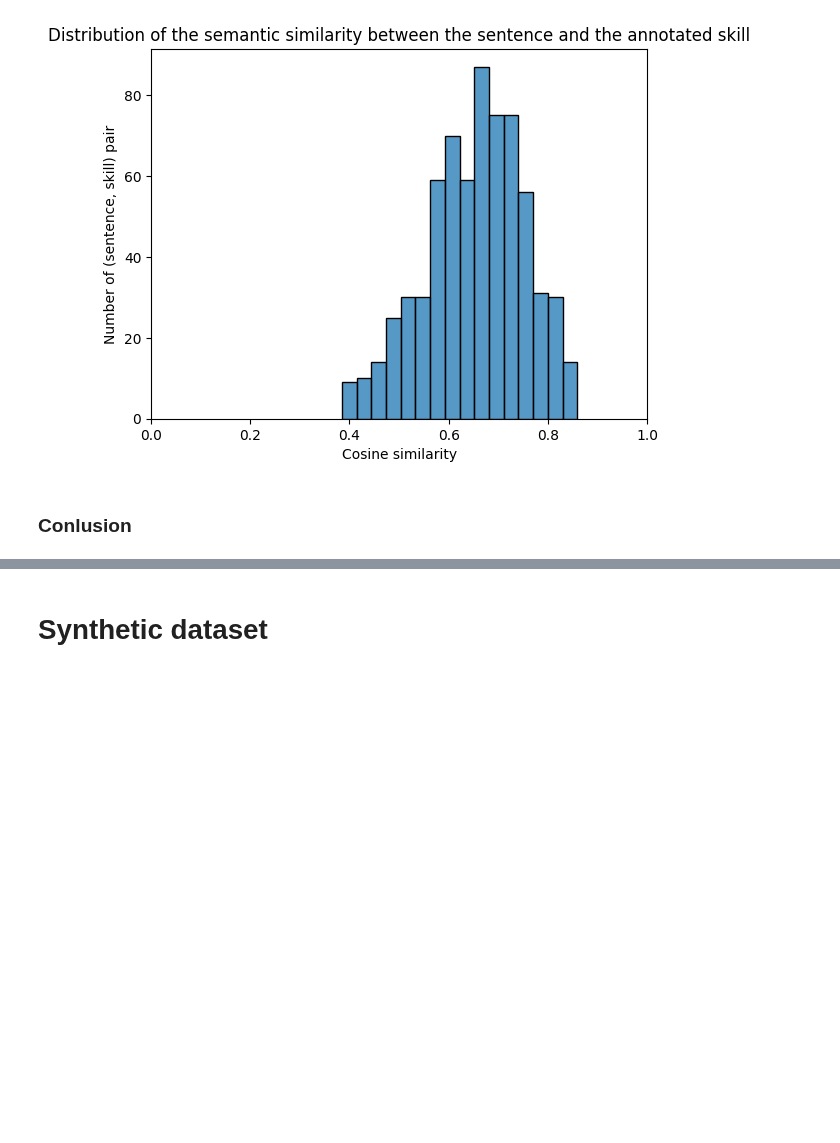
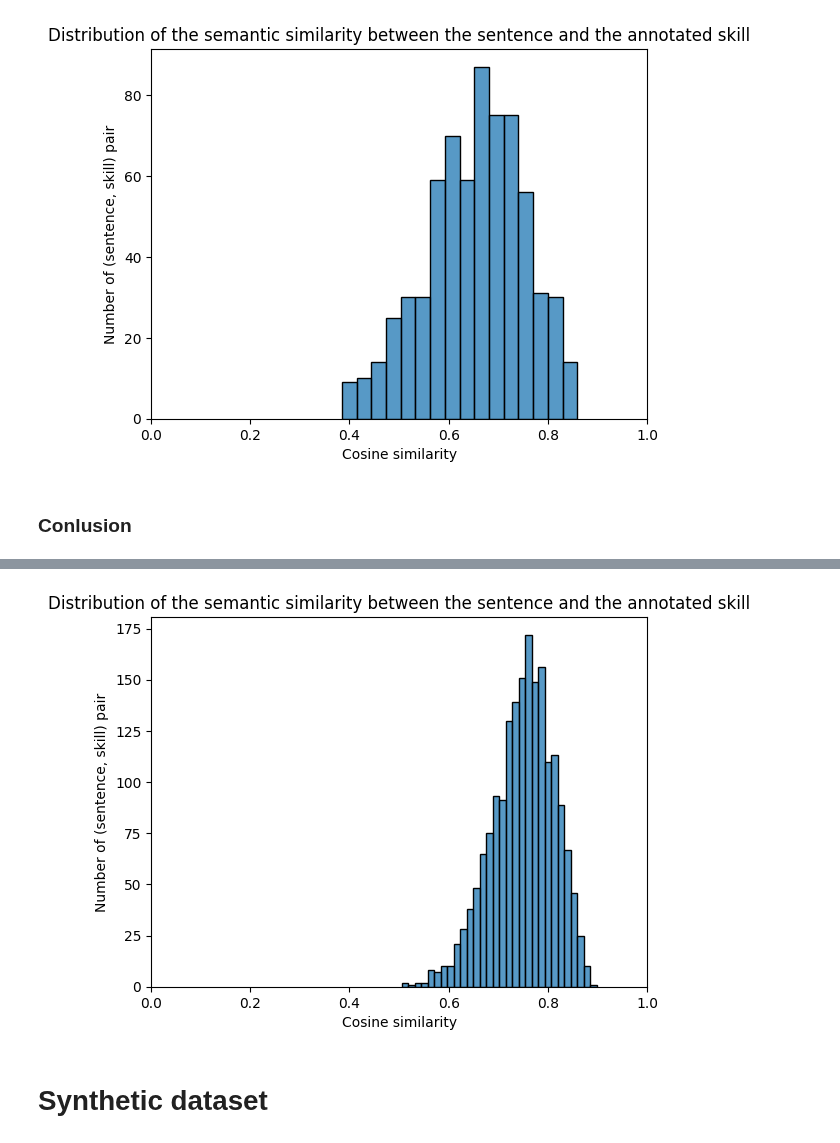
Before and after one commit to epfl-ml4ed/SkillThrills, a Jupyter notebook: protosp01/dataset_generation/evaluate.ipynb, the cells around one changed output, grey strips where cells are left out. Saved outputs shown, nothing was run; the diff lists cells and outputs as text; code cells hidden in the pictures; blank space fills up the shorter version.

```diff
--- a/protosp01/dataset_generation/evaluate.ipynb
+++ b/protosp01/dataset_generation/evaluate.ipynb
@@ -135,0 +188,2 @@ metrics = {
+# %%
+slq = sentence_level_quality(ds.dropna().explode("skills"), label_key="skills")
@@ -136,3 +202,11 @@ metrics = {
+# %%
+g = sns.histplot(data=slq.reset_index(), x="sim")
+g.set_xlim((0, 1))
+g.set_title("Distribution of the semantic similarity between the sentence and the annotated skill")
+g.set_xlabel("Cosine similarity")
+g.set_ylabel("Number of (sentence, skill) pair");
+# %% [output]
+[figure, added]
 # %% [markdown]
 # Synthetic dataset
 # %%
```
Also changed, not shown: parts of 9 cells of this notebook, 4 other files.
